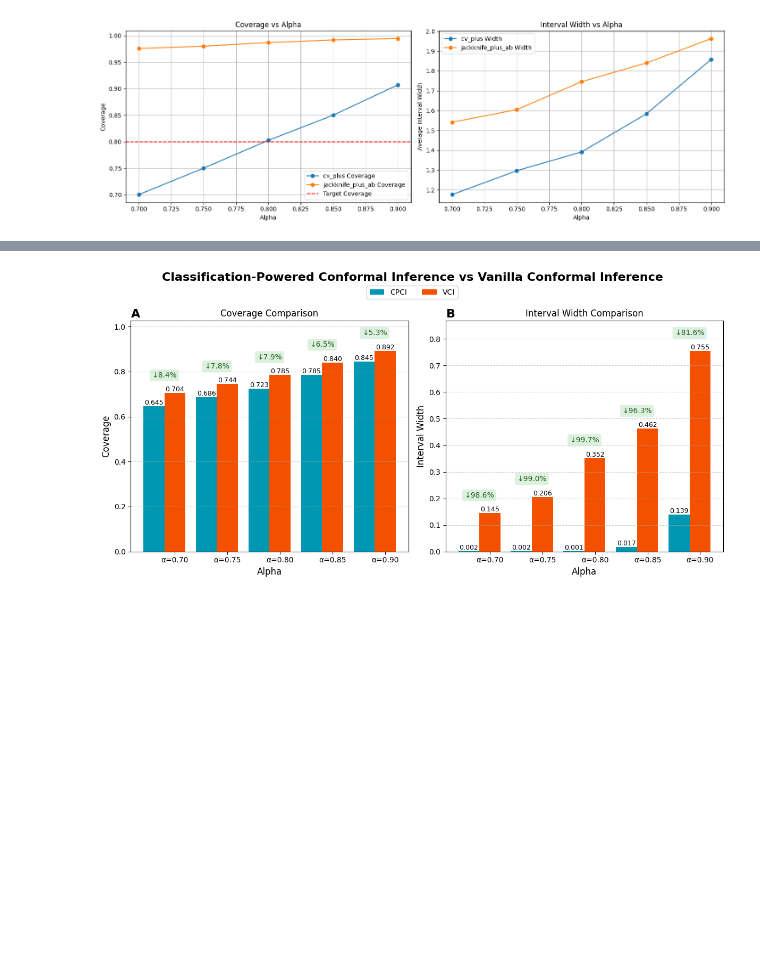
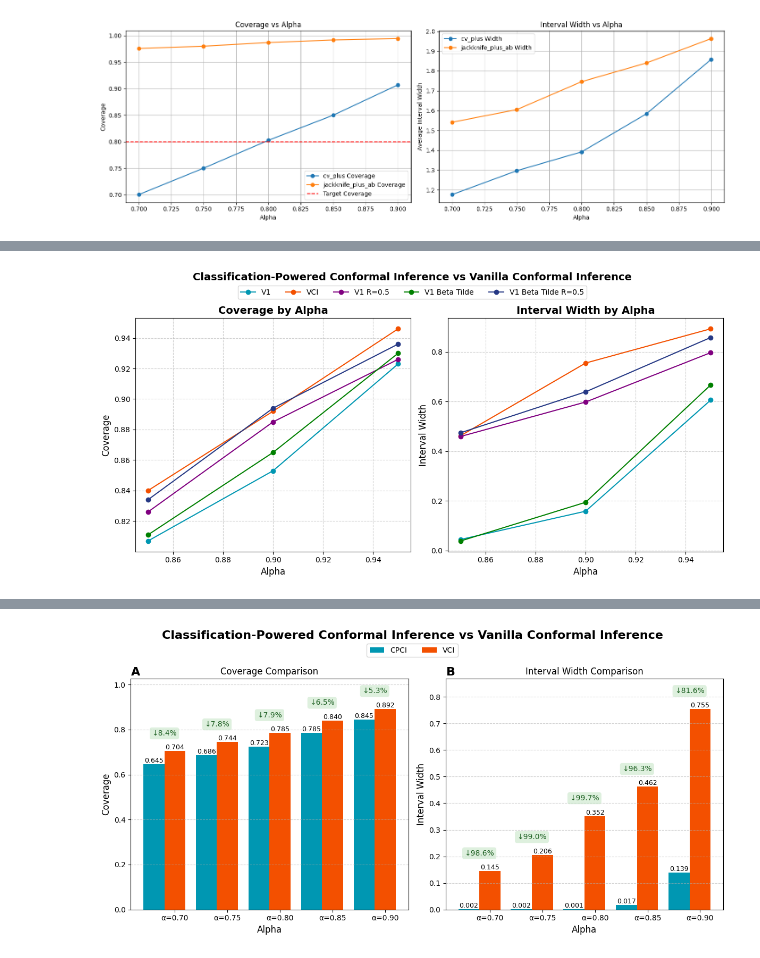
Before and after one commit to rdiazrincon/conformal_prediction_pd, a Jupyter notebook: conformal_pd_new.ipynb, the cells around one changed output, grey strips where cells are left out. Saved outputs shown, nothing was run; the diff lists cells and outputs as text; code cells hidden in the pictures; blank space fills up the shorter version.

```diff
--- a/conformal_pd_new.ipynb
+++ b/conformal_pd_new.ipynb
@@ -919,0 +1105,41 @@ plt.show()
+# %%
+fig, ax = plt.subplots(1, 2, figsize=(12, 6))
+
+# Coverage line plot
+for label, metrics, color in zip(
+    ['V1', 'VCI', 'V1 R=0.5', 'V1 Beta Tilde', 'V1 Beta Tilde R=0.5'],
+    [conformal_metrics_last_v1, conformal_metrics_vanilla,
+     conformal_metrics_last_v1_r_05, conformal_metrics_last_v1_beta_tilde,
+     conformal_metrics_last_v1_beta_tilde_r_05],
+    ['#0097B2', '#F35000', 'purple', 'green', '#263985']
+):
+    ax[0].plot(metrics["alpha"], metrics["coverage"], marker='o', label=label, color=color)
+# ax[0].plot([0.85, 0.95], [0.85, 0.95], linestyle='--', color='black', label='Desired Coverage')
+ax[0].set_xlabel('Alpha', fontsize=12)
+ax[0].set_ylabel('Coverage', fontsize=12)
+ax[0].grid(True, linestyle='--', alpha=0.6)
+ax[0].set_title('Coverage by Alpha', fontsize=14, weight="bold")
+
+# Interval Width line plot
+for label, metrics, color in zip(
+    ['V1', 'VCI', 'V1 R=0.5', 'V1 Beta Tilde', 'V1 Beta Tilde R=0.5'],
+    [conformal_metrics_last_v1, conformal_metrics_vanilla,
+     conformal_metrics_last_v1_r_05, conformal_metrics_last_v1_beta_tilde,
+     conformal_metrics_last_v1_beta_tilde_r_05],
+    ['#0097B2', '#F35000', 'purple', 'green', '#263985']
+):
+    ax[1].plot(metrics["alpha"], metrics["interval_width"], marker='o', label=label, color=color)
+
+ax[1].set_xlabel('Alpha', fontsize=12)
+ax[1].set_ylabel('Interval Width', fontsize=12)
+ax[1].grid(True, linestyle='--', alpha=0.6)
+ax[1].set_title('Interval Width by Alpha', fontsize=14, weight="bold")
+
+# Adjust layout
+handles, labels = ax[1].get_legend_handles_labels()
+fig.legend(handles, labels, loc='upper center', ncol=5, fontsize=10, bbox_to_anchor=(0.5, 0.95), frameon=True)
+plt.tight_layout(rect=[0, 0, 1, 0.9])
+fig.suptitle('Classification-Powered Conformal Inference vs Vanilla Conformal Inference', fontsize=14, weight='bold')
+plt.show()
+# %% [output]
+[figure, added]
```
Also changed, not shown: parts of 11 cells of this notebook, 1 other file.
